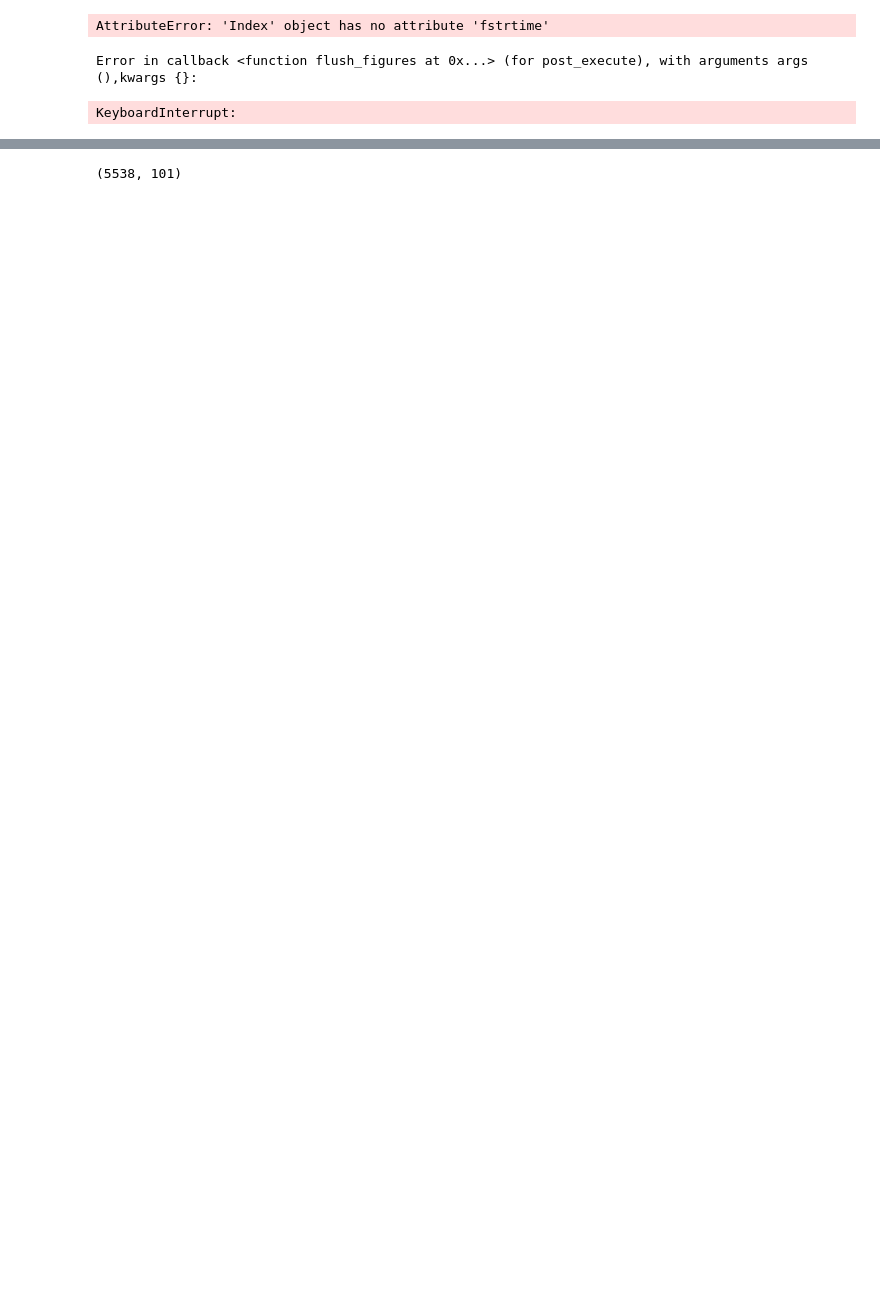
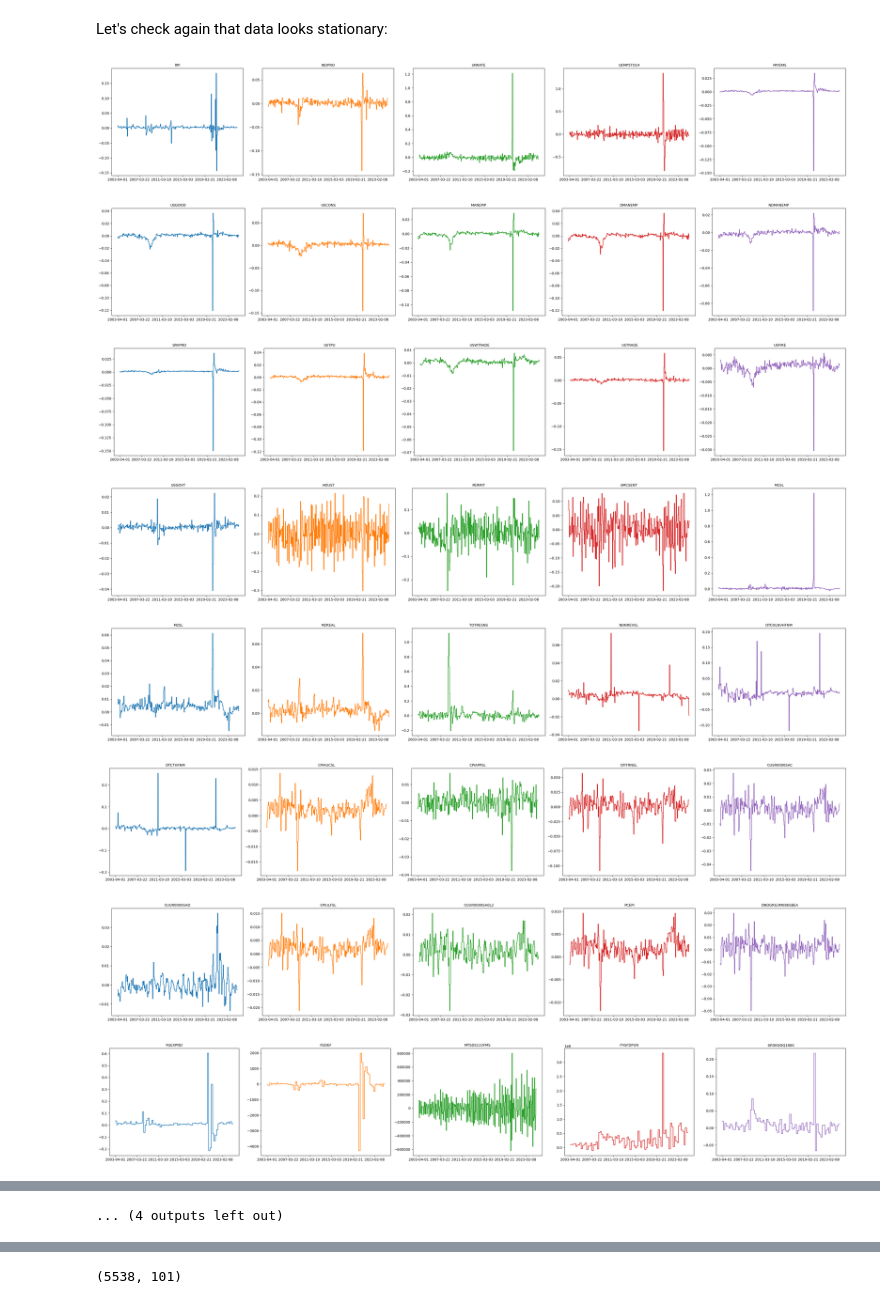
Before and after one commit to jeanlouvaleau/ML-for-trading-project, a Jupyter notebook: data_exploration JL.ipynb, the cells around one changed output, grey strips where cells are left out. Drawn from its saved outputs; the diff is of its cells as text; code cells hidden in the pictures; blank space fills up the shorter version.

```diff
--- a/data_exploration JL.ipynb
+++ b/data_exploration JL.ipynb
@@ -46,13 +71,31 @@ Index(['2003-01', '2003-02', '2003-03', '2003-04', '2003-05', '2003-06',
-# %%
-plt.plot(dus["UNRATE"])
-plt.xticks(dus.index[::252], labels=dus.index.values@.fstrtime('%Y-%m-%d'), rotation=45)
-# %% [output]
-AttributeError: 'Index' object has no attribute 'fstrtime'
-Error in callback <function flush_figures at 0x...> (for post_execute), with arguments args (),kwargs {}:
-KeyboardInterrupt:
-# %%
-figure, axes = plt.subplots(nrows=dus.shape[0]//10 + 1, ncols=10, figsize=(25,25))
-i = 0
-for column in dus.columns:
-    dus[column].plot(ax=axes[i//10, i%10])
-figure.tight_layout()
+# %% [markdown]
+Let's check again that data looks stationary:
+# %%
+
+n_figs = int(dus.shape[1]/5) +1
+
+for i in range(n_figs):
+    subset = dus.iloc[:, i*5 : (i+1)*5]
+    axes = subset.plot(subplots=True, layout=(1,5), figsize=(30,5), legend=False)
+
+    # si pandas renvoie une liste (cas 1D), convertir en tableau
+    axes = np.array(axes).flatten()
+
+    for ax, col in zip(axes, subset.columns):
+        ax.set_title(col, fontsize=10)
+
+    # masquer cases vides si < 9 séries dans la figure
+    for ax in axes[len(subset.columns):]:
+        ax.set_visible(False)
+
+    plt.tight_layout()
+    plt.show()
+# %% [output]
+[figure, added]
+[figure, added]
+[figure, added]
+[figure, added]
+[figure, added]
+[figure, added]
+[figure, added]
+[figure, added]
@@ -58,0 +106 @@ figure.tight_layout()
+... (4 outputs left out)
```
Also changed, not shown: parts of 11 cells of this notebook, 2 other files.
